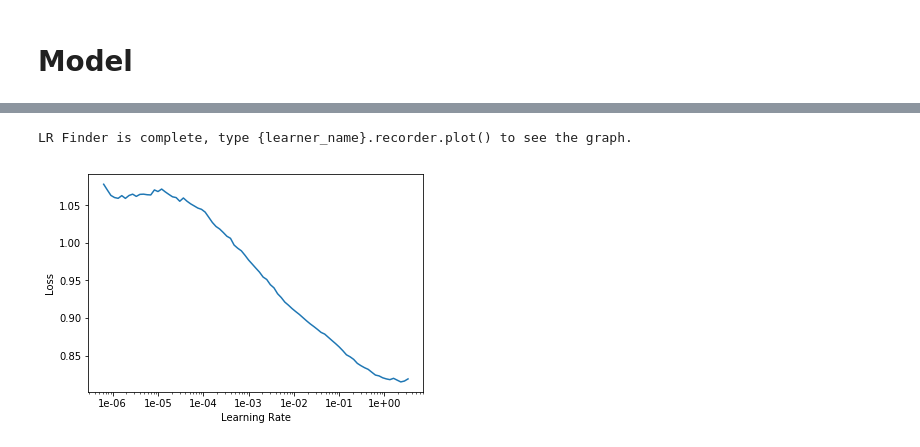
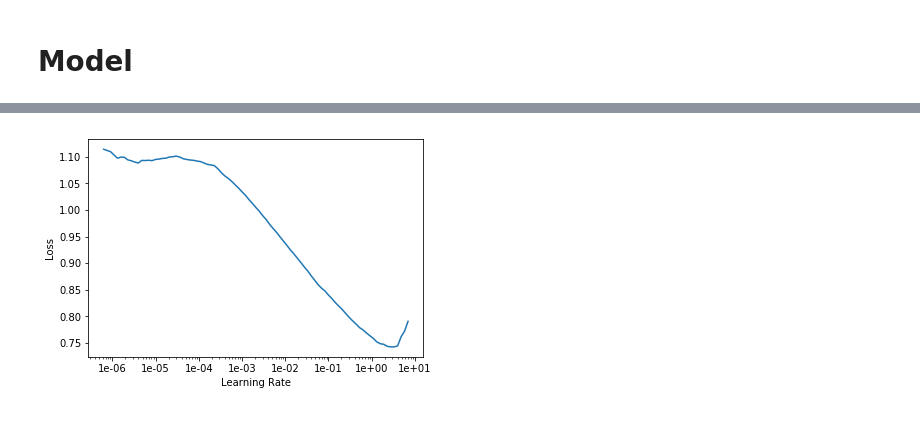
Before and after one commit to anhquan0412/fastai_v3p1, a Jupyter notebook: auto_encoder/conv_autoencoder.ipynb, the cells around one changed output, grey strips where cells are left out. Saved outputs shown, nothing was run; the diff lists cells and outputs as text; code cells hidden in the pictures.

Commit message:
add lin layer to conv autoencoder

```diff
--- a/auto_encoder/conv_autoencoder.ipynb
+++ b/auto_encoder/conv_autoencoder.ipynb
@@ -276,0 +337,12 @@ init_layers(all_layers)
+# %%
+bs=128
+sz=128
+# %%
+# nfs = [128, 256, 512]
+nfs = [64,64,128, 256]
+# %%
+db = get_databunch(tfms=None,bs=bs,size=sz)
+
+model = ConvAutoEncoderModel(nfs,sz,lin_nf=512).cuda()
+# %%
+learn = get_learner(db,model)
@@ -277,4 +354,3 @@ init_layers(all_layers)
 # %%
-learn.lr_find()
-learn.recorder.plot()
+learn.recorder.plot(skip_end=1)
 # %% [output]
@@ -282,2 +357 @@ learn.recorder.plot()
-LR Finder is complete, type {learner_name}.recorder.plot() to see the graph.
-[figure, old version]
+[figure, new version]
```
Also changed, not shown: parts of 47 cells of this notebook.
